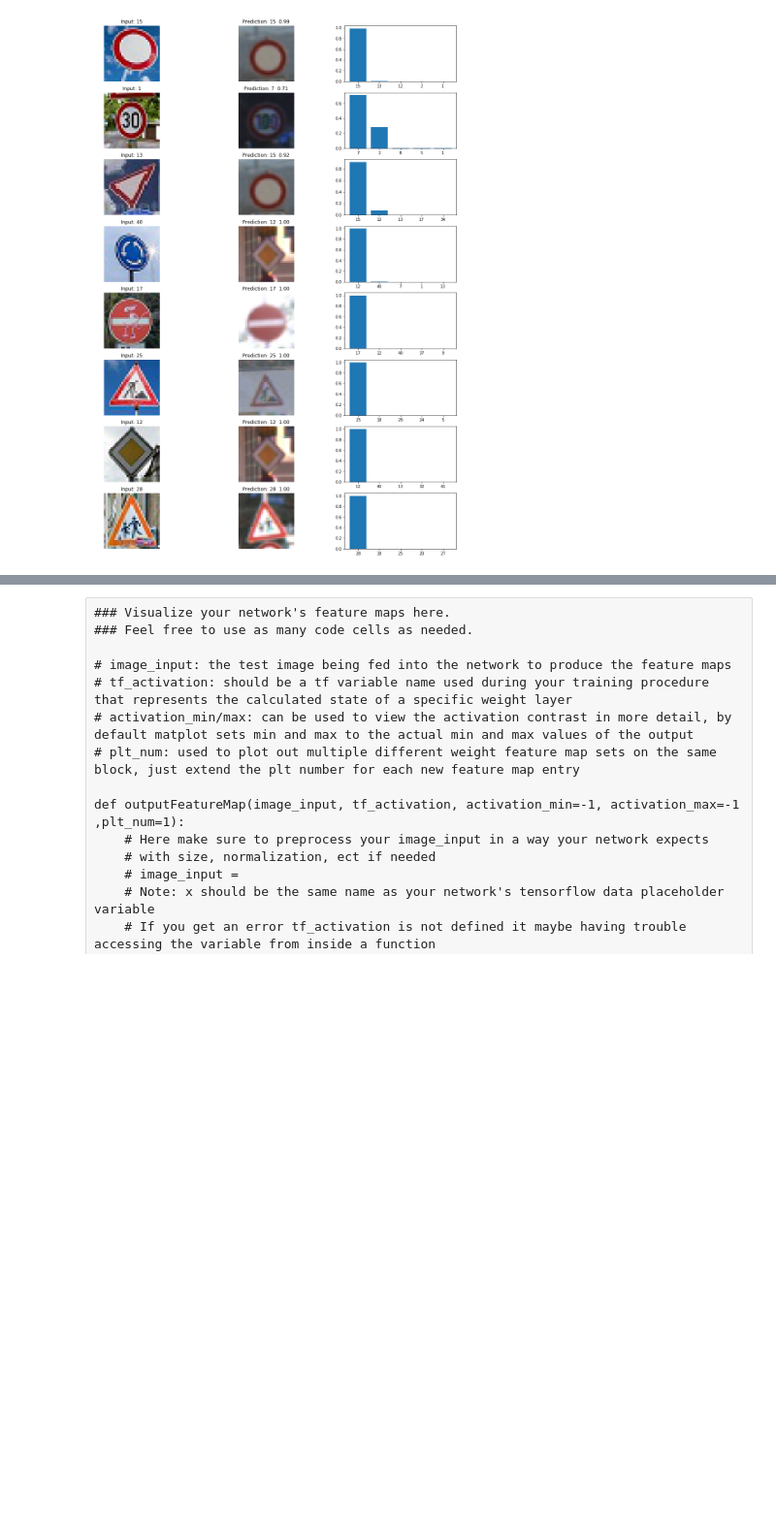
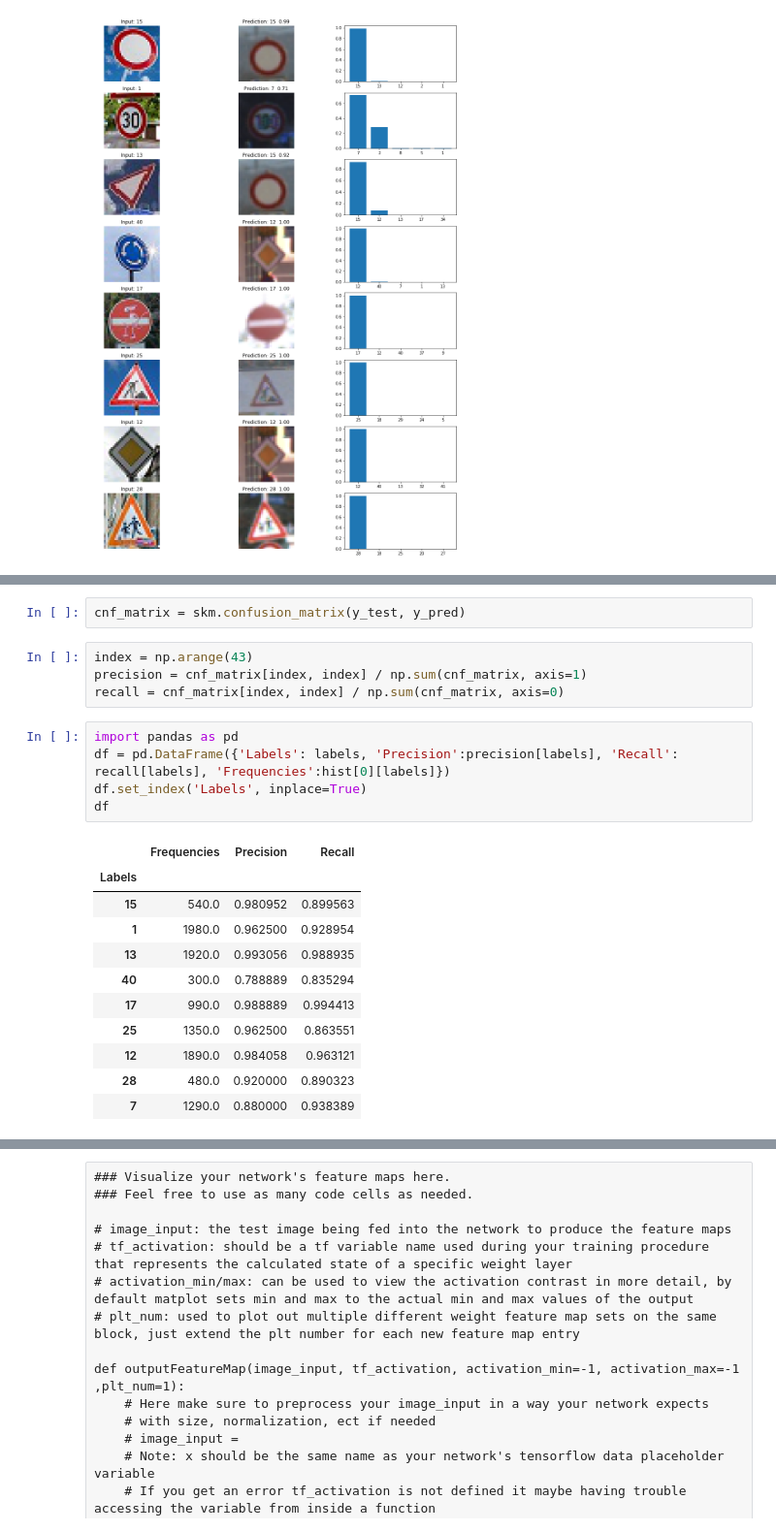
Before and after one commit to tmandzak/CarND-Traffic-Sign-Classifier-Project, a Jupyter notebook: Traffic_Sign_Classifier.ipynb, the cells around one changed output, grey strips where cells are left out. Shown at 97% size. Saved outputs shown, nothing was run; the diff lists cells and outputs as text; blank space fills up the shorter version.

```diff
--- a/Traffic_Sign_Classifier.ipynb
+++ b/Traffic_Sign_Classifier.ipynb
@@ -893,0 +969,23 @@ matplotlib.axes._subplots.AxesSubplot
+# %%
+cnf_matrix = skm.confusion_matrix(y_test, y_pred)
+# %%
+index = np.arange(43)
+precision = cnf_matrix[index, index] / np.sum(cnf_matrix, axis=1)
+recall = cnf_matrix[index, index] / np.sum(cnf_matrix, axis=0)
+# %%
+import pandas as pd
+df = pd.DataFrame({'Labels': labels, 'Precision':precision[labels], 'Recall': recall[labels], 'Frequencies':hist[0][labels]})
+df.set_index('Labels', inplace=True)
+df
+# %% [output]
+|  | Frequencies | Precision | Recall |
+| Labels |  |  |  |
+| 15 | 540.0 | 0.980952 | 0.899563 |
+| 1 | 1980.0 | 0.962500 | 0.928954 |
+| 13 | 1920.0 | 0.993056 | 0.988935 |
+| 40 | 300.0 | 0.788889 | 0.835294 |
+| 17 | 990.0 | 0.988889 | 0.994413 |
+| 25 | 1350.0 | 0.962500 | 0.863551 |
+| 12 | 1890.0 | 0.984058 | 0.963121 |
+| 28 | 480.0 | 0.920000 | 0.890323 |
+| 7 | 1290.0 | 0.880000 | 0.938389 |
```
Also changed, not shown: parts of 11 cells of this notebook.
